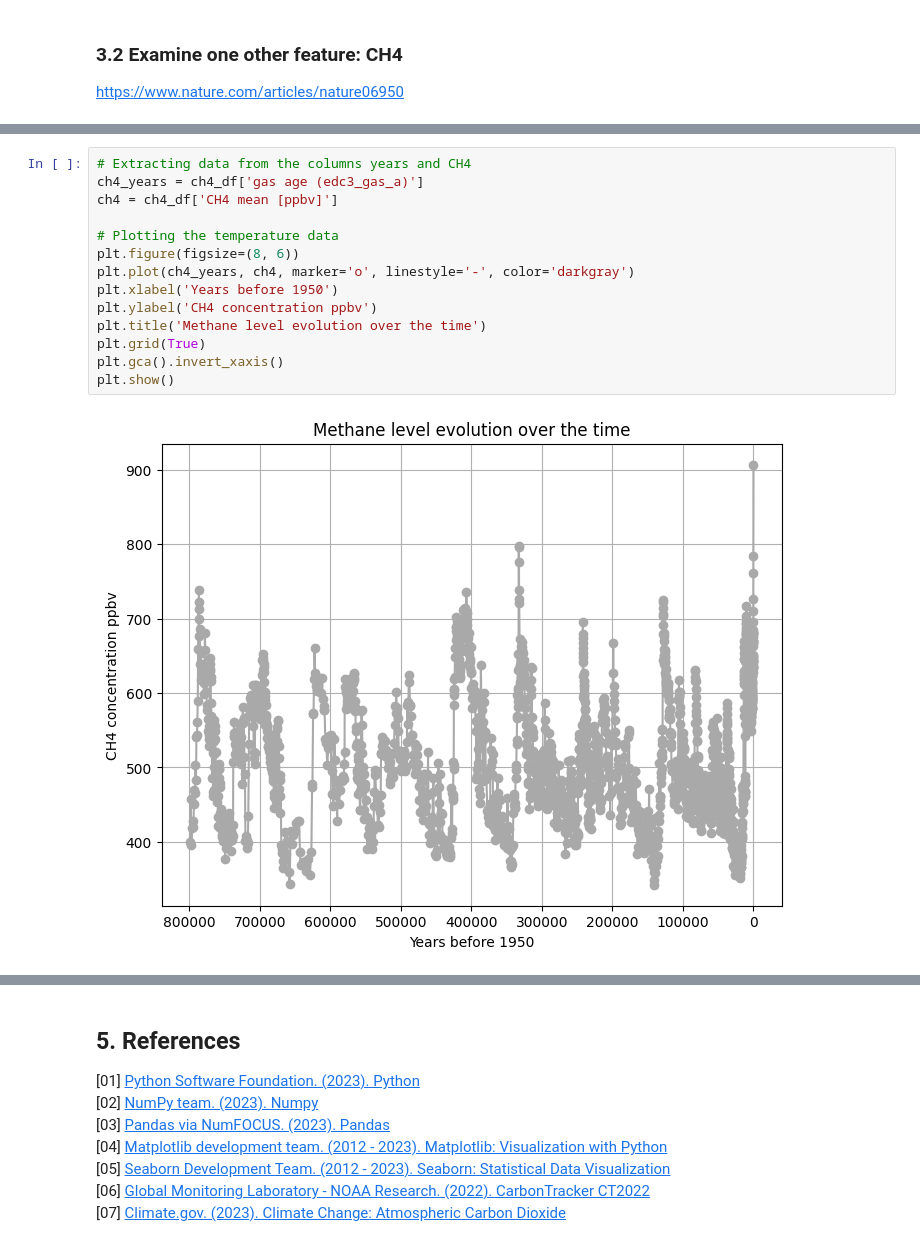
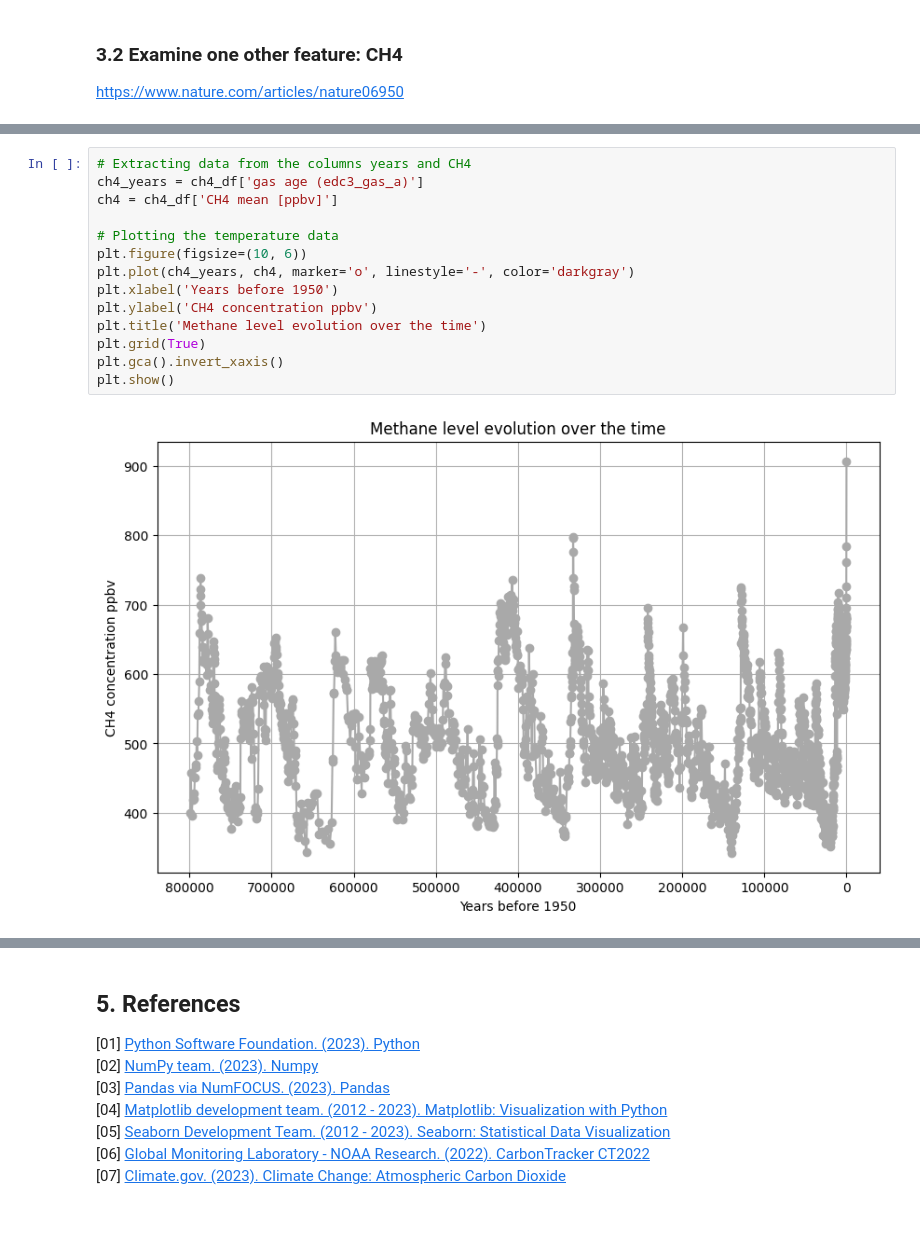
Before and after one commit to StefaniaVerduga/PfDA-project-2, a Jupyter notebook: PfDA-project-2.ipynb, the cells around one changed output, grey strips where cells are left out. Cells and saved outputs as stored; diff of their text form; blank space fills up the shorter version.

```diff
--- a/PfDA-project-2.ipynb
+++ b/PfDA-project-2.ipynb
@@ -188,16 +189,16 @@ print(ch4_df)
 # %%
 # Extracting data from the columns years and CH4
 ch4_years = ch4_df['gas age (edc3_gas_a)']
 ch4 = ch4_df['CH4 mean [ppbv]']
 
 # Plotting the temperature data
-plt.figure(figsize=(8, 6))
+plt.figure(figsize=(10, 6))
 plt.plot(ch4_years, ch4, marker='o', linestyle='-', color='darkgray')
 plt.xlabel('Years before 1950')
 plt.ylabel('CH4 concentration ppbv')
 plt.title('Methane level evolution over the time')
 plt.grid(True)
 plt.gca().invert_xaxis()
 plt.show()
 # %% [output]
-[figure, old version]
+[figure, new version]
```
Also changed, not shown: parts of 7 cells of this notebook, 2 other files.
